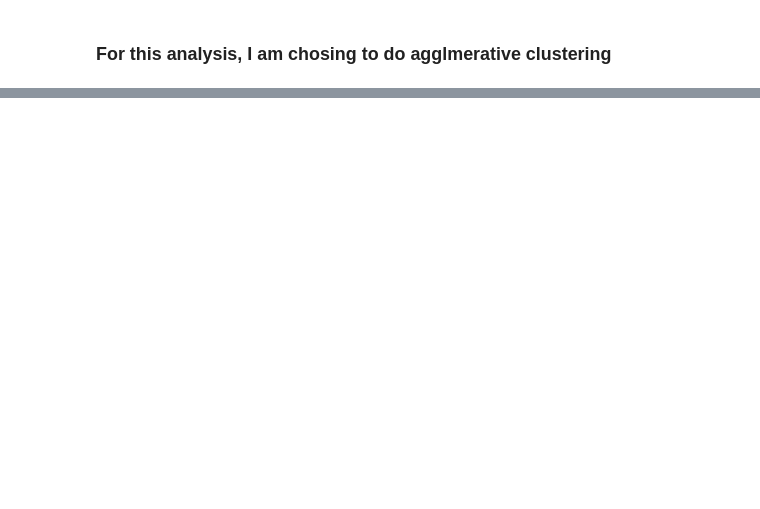
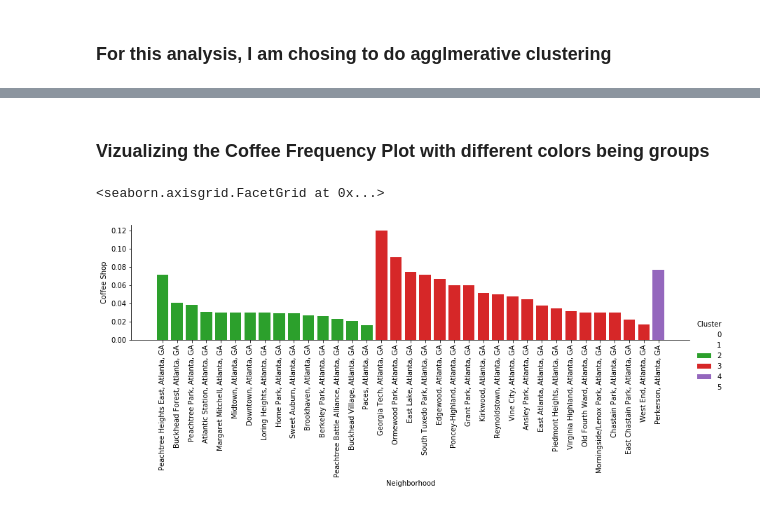
Before and after one commit to MattWittbrodt/capstone_project, a Jupyter notebook: Capstone_Week1_Business Problem.ipynb, the cells around one changed output, grey strips where cells are left out. Cells and saved outputs as stored; diff of their text form; code cells hidden in the pictures; blank space fills up the shorter version.

```diff
--- a/Capstone_Week1_Business Problem.ipynb
+++ b/Capstone_Week1_Business Problem.ipynb
@@ -260,0 +329,2 @@ from sklearn.cluster import AgglomerativeClustering
+# %%
+kmeans = KMeans(n_clusters=6, random_state=0).fit(atl_grouped_km)
@@ -260,0 +335,3 @@ from sklearn.cluster import AgglomerativeClustering
+# %%
+# Adding cluster to data set
+atl_grouped['Cluster'] = kmeans.labels_
@@ -260,0 +388,14 @@ from sklearn.cluster import AgglomerativeClustering
+# %% [markdown]
+### Vizualizing the Coffee Frequency Plot with different colors being groups
+# %%
+cluster_coffee_map = atl_grouped[atl_grouped['Coffee Shop'] > 0].sort_values(by = 'Coffee Shop', ascending = False)
+# %%
+import seaborn
+
+cluster_group = [0,1,2,3,4,5]
+fg = seaborn.FacetGrid(data=cluster_coffee_map, hue='Cluster', hue_order=cluster_group, aspect=4)
+fg.map(plt.bar, 'Neighborhood', 'Coffee Shop').add_legend()
+fg.set_xticklabels(rotation=90)
+# %% [output]
+<seaborn.axisgrid.FacetGrid at 0x...>
+[figure, added]
```
Also changed, not shown: parts of 48 cells of this notebook.
